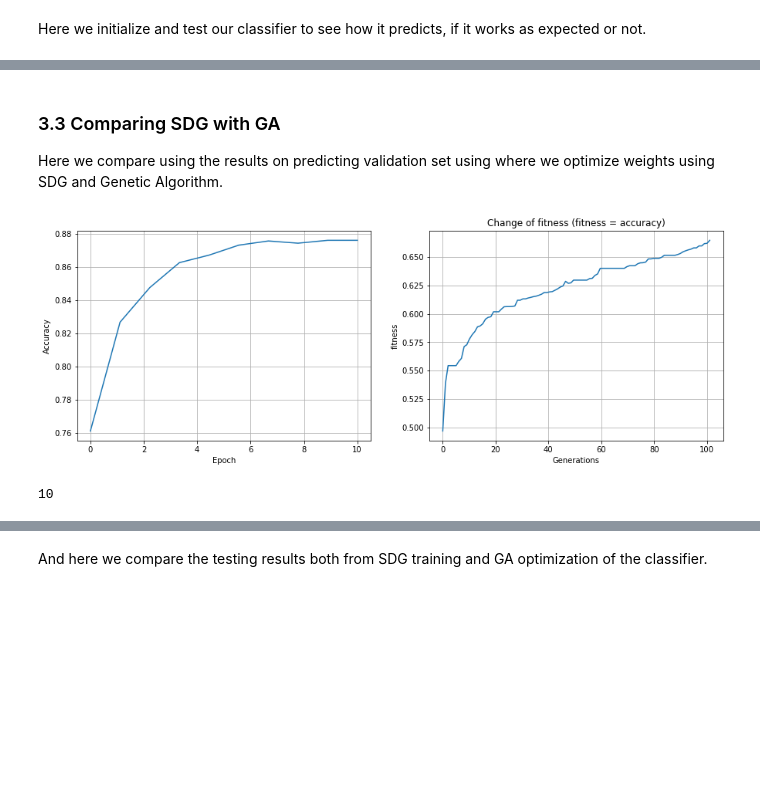
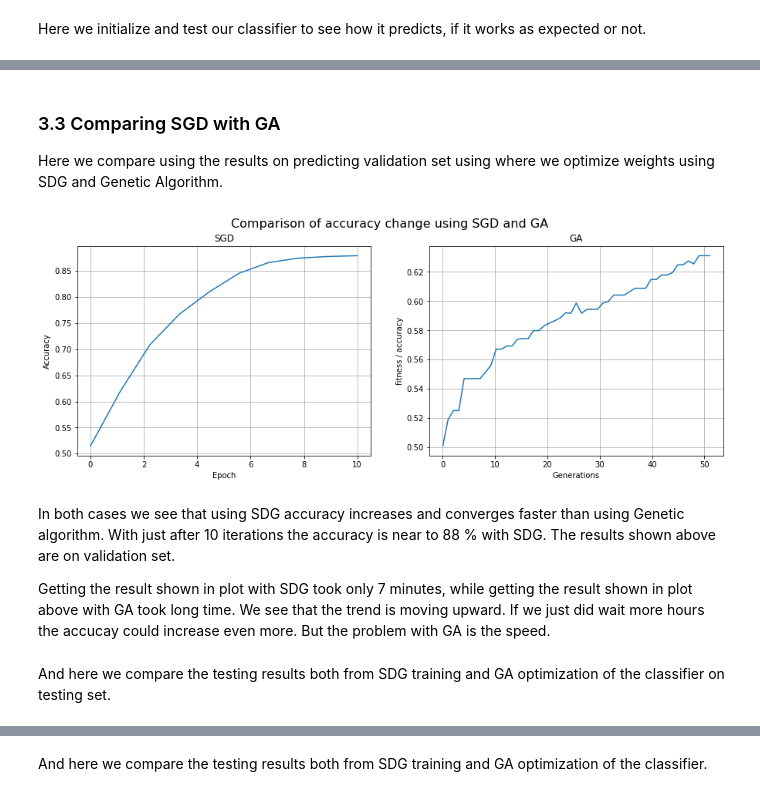
Before and after one commit to STProgrammer/GA-classification, a Jupyter notebook: GA-text-classification.ipynb, the cells around one changed output, grey strips where cells are left out. Drawn from its saved outputs; the diff is of its cells as text; code cells hidden in the pictures; blank space fills up the shorter version.

```diff
--- a/GA-text-classification.ipynb
+++ b/GA-text-classification.ipynb
@@ -391,7 +451,7 @@ class TextPreprocessor():
             u":c\)":"Happy face smiley",
             u":\^\)":"Happy face smiley",
             u"=\]":"Happy face smiley",
-            u"=\)":"Happy face smiley"
+            u"=\)":"Happy face smiley",
         }
 
         self.url_pattern = re.compile(r'https?://\S+|www\.\S+')
@@ -510,7 +570,7 @@ class TextPreprocessor():
         text = re.sub(r" there's ", " there is ", text)
         text = re.sub(r" theres ", " there is ", text)
         text = re.sub(r" weren't ", " were not ", text)
-        text = re.sub(r" werent ", " were not ", text)
+        text = re.sub(r" weren't ", " were not ", text)
         text = re.sub(r" wasn't ", " was not ", text)
         text = re.sub(r" wasnt ", " was not ", text)
         text = re.sub(r" ok ", " okay ", text)
@@ -565,10 +625,8 @@ class TextPreprocessor():
         df['processed'] = df['review'].apply(lambda text: self.lower_case(text))
         df['processed'] = df['processed'].apply(lambda text: self.remove_html_tags(text))
         df['processed'] = df['processed'].apply(lambda text: self.remove_urls(text))
-        df['processed'] = df['processed'].apply(lambda text: self.convert_emoticons(text))
         df['processed'] = df['processed'].apply(lambda text: self.remove_numbers(text))
         df['processed'] = df['processed'].apply(lambda text: self.expand_contractions(text))
-        df['processed'] = df['processed'].apply(lambda text: self.remove_emoji(text))
         df['processed'] = df['processed'].apply(lambda text: self.remove_punctuation(text))
         df['processed'] = df['processed'].apply(lambda text: self.lemmatization(text))
         df['processed'] = df['processed'].apply(lambda text: self.remove_stopwords(text))
@@ -1803,16 +1877,20 @@ classifier.set_hidden_nodes(len(vocab), 16, 8)
 
 ga = GAEngine(classifier)
 
-init_population = 100
-nr_of_generations = 100
-nr_of_mutation = 8
-nr_of_elites = 30
+init_population = 40
+nr_of_generations = 50
+nr_of_mutation = 4
+nr_of_elites = 28
 elite_crossover_rate = 0.9
+crossover_method = 'uniform'
+mutation_method = 'uniform'
 
 ch, cels = ga.training_routine(init_population,
                                nr_of_generations,
                                nr_of_mutation,
                                nr_of_elites,
                                elite_crossover_rate,
-                               X_valid, Y_valid)
+                               X_valid, Y_valid,
+                               mutation_method,
+                               crossover_method)
 # %% [output]
@@ -2000,28 +2080,35 @@ Wall time: 7min 31s
 # %% [markdown]
-### 3.3 Comparing SDG with GA
+### 3.3 Comparing SGD with GA <a name="33"></a>
 Here we compare using the results on predicting validation set using where we optimize weights using SDG and Genetic Algorithm.
 # %%
 # Plotting the results
 x_axis = np.linspace(0, num_epochs, num_epochs)
 
 fig, ax = plt.subplots(1,2, figsize=(15,5))
 ax[0].plot(x_axis, accuracies_valid, label='SDG')
 ax[0].set_ylabel("Accuracy")
 ax[0].set_xlabel("Epoch")
-
+ax[0].set_title("SGD")
 ax[0].grid()
 
 ax[1].plot(x_ga, cels, label='Fitness (accuracy)')
 ax[1].set_ylabel("Accuracy")
 ax[1].set_xlabel("Generation")
+ax[1].set_title("GA")
 ax[1].grid()
 
 plt.xlabel("Generations")
-plt.ylabel("fitness")
-plt.title("Change of fitness (fitness = accuracy)")
+plt.ylabel("fitness / accuracy")
+fig.suptitle('Comparison of accuracy change using SGD and GA', fontsize=16)
 
 
 plt.show()
 # %% [output]
-[figure, old version]
+[figure, new version]
-10
+# %% [markdown]
+In both cases we see that using SDG accuracy increases and converges faster than using Genetic algorithm. With just after 10 iterations the accuracy is near to 88 % with SDG. The results shown above are on validation set.
+
+Getting the result shown in plot with SDG took only 7 minutes, while getting the result shown in plot above with GA took long time.
+We see that the trend is moving upward. If we just did wait more hours the accucay could increase even more. But the problem with GA is the speed.
+# %% [markdown]
+And here we compare the testing results both from SDG training and GA optimization of the classifier on testing set.
```
Also changed, not shown: parts of 49 cells of this notebook, 1 other file.
